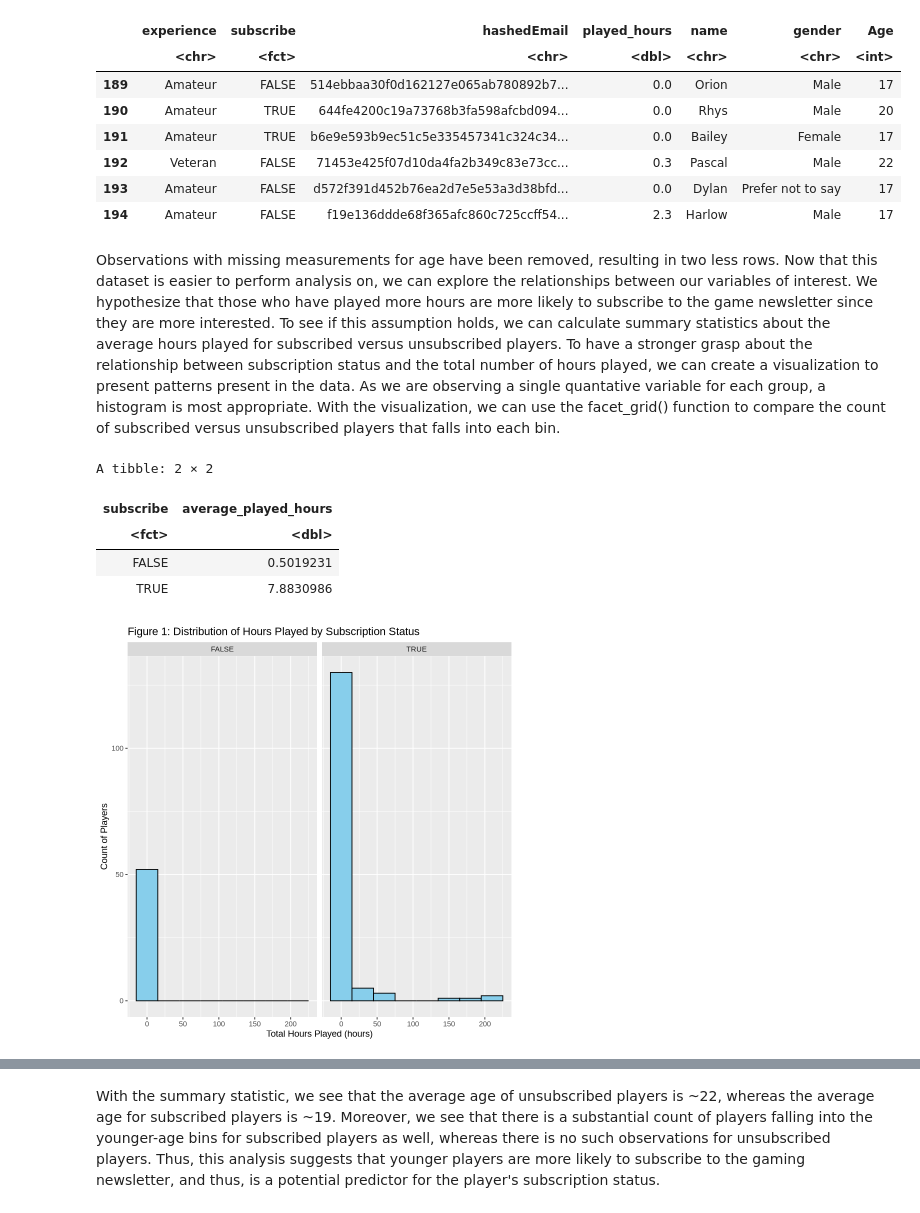
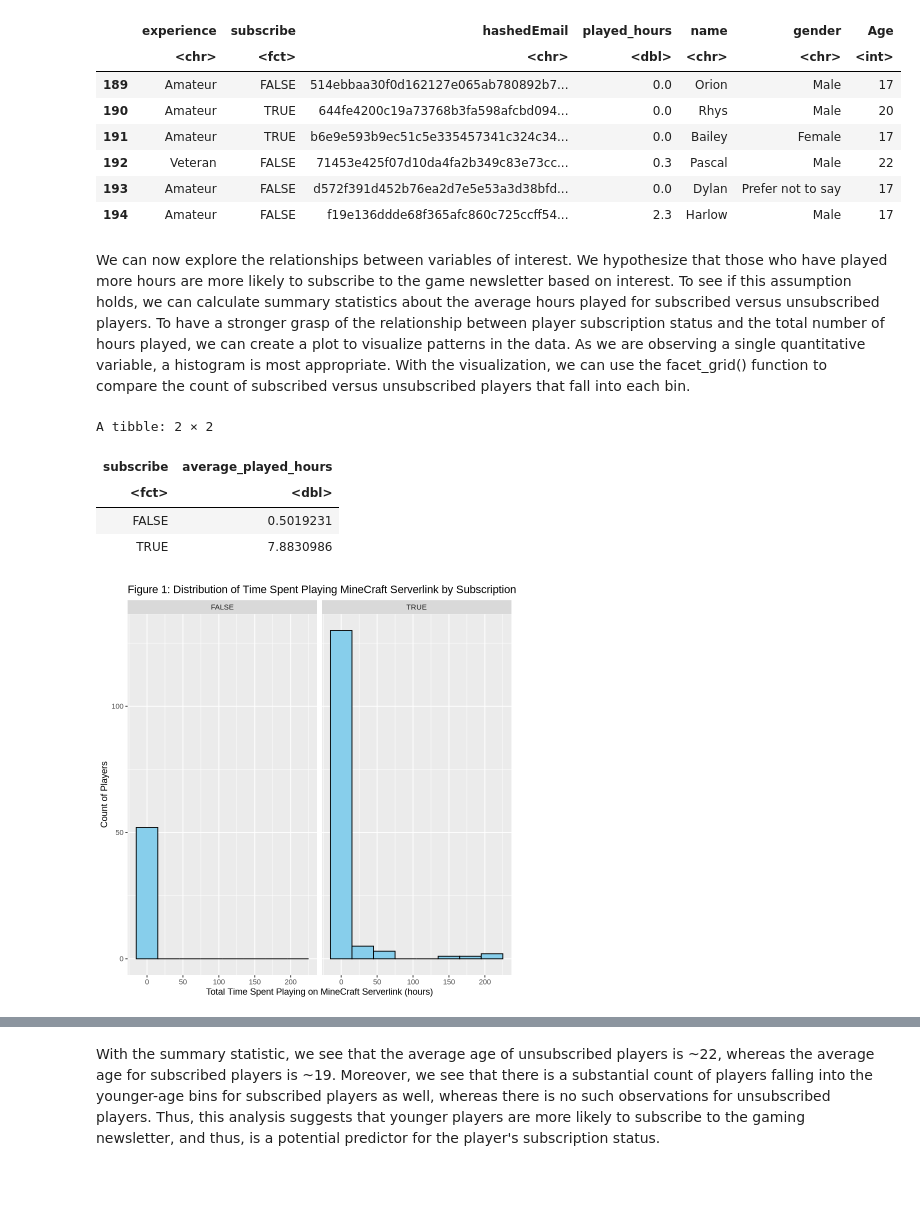
Before and after one commit to dilnadavi/DSCI100Project, a Jupyter notebook: Second Final Draft.ipynb, the cells around one changed output, grey strips where cells are left out. Drawn from its saved outputs; the diff is of its cells as text; code cells hidden in the pictures; blank space fills up the shorter version.

```diff
--- a/Second Final Draft.ipynb
+++ b/Second Final Draft.ipynb
@@ -90,23 +90,23 @@ A data.frame: 6 × 7
 | 193 | Amateur | FALSE | d572f391d452b76ea2d7e5e53a3d38bfd... | 0.0 | Dylan | Prefer not to say | 17 |
 | 194 | Amateur | FALSE | f19e136ddde68f365afc860c725ccff54... | 2.3 | Harlow | Male | 17 |
 # %% [markdown]
-Observations with missing measurements for age have been removed, resulting in two less rows. Now that this dataset is easier to perform analysis on, we can explore the relationships between our variables of interest. We hypothesize that those who have played more hours are more likely to subscribe to the game newsletter since they are more interested. To see if this assumption holds, we can calculate summary statistics about the average hours played for subscribed versus unsubscribed players. To have a stronger grasp about the relationship between subscription status and the total number of hours played, we can create a visualization to present patterns present in the data. As we are observing a single quantative variable for each group, a histogram is most appropriate. With the visualization, we can use the facet_grid() function to compare the count of subscribed versus unsubscribed players that falls into each bin.
+We can now explore the relationships between variables of interest. We hypothesize that those who have played more hours are more likely to subscribe to the game newsletter based on interest. To see if this assumption holds, we can calculate summary statistics about the average hours played for subscribed versus unsubscribed players. To have a stronger grasp of the relationship between player subscription status and the total number of hours played, we can create a plot to visualize patterns in the data. As we are observing a single quantitative  variable, a histogram is most appropriate. With the visualization, we can use the facet_grid() function to compare the count of subscribed versus unsubscribed players that fall into each bin.
 # %%
 average_played_hours_per_subscribe <- wrangled_players_data |> group_by(subscribe) |> summarize(average_played_hours = mean(played_hours))
 average_played_hours_per_subscribe
 ggplot(wrangled_players_data, aes(x = played_hours)) +
   geom_histogram(binwidth = 30, fill = "skyblue", color = "black") +
   facet_grid(cols = vars(subscribe)) +
   labs(
-    title = "Figure 1: Distribution of Hours Played by Subscription Status",
-    x = "Total Hours Played (hours)",
+    title = "Figure 1: Distribution of Time Spent Playing MineCraft Serverlink by Subscription Status",
+    x = "Total Time Spent Playing on MineCraft Serverlink (hours)",
     y = "Count of Players"
   )
 # %% [output]
 A tibble: 2 × 2
 | subscribe | average_played_hours |
 | <fct> | <dbl> |
 | FALSE | 0.5019231 |
 | TRUE | 7.8830986 |
-[figure, old version]
+[figure, new version]
 # %% [markdown]
```
Also changed, not shown: parts of 30 cells of this notebook.
